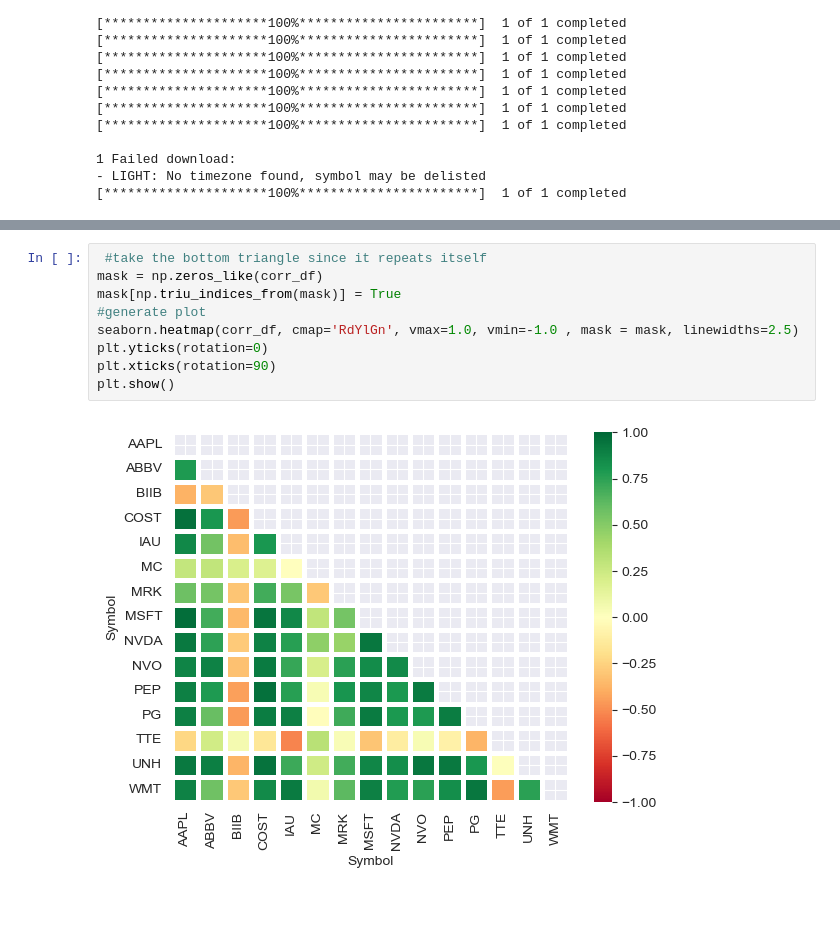
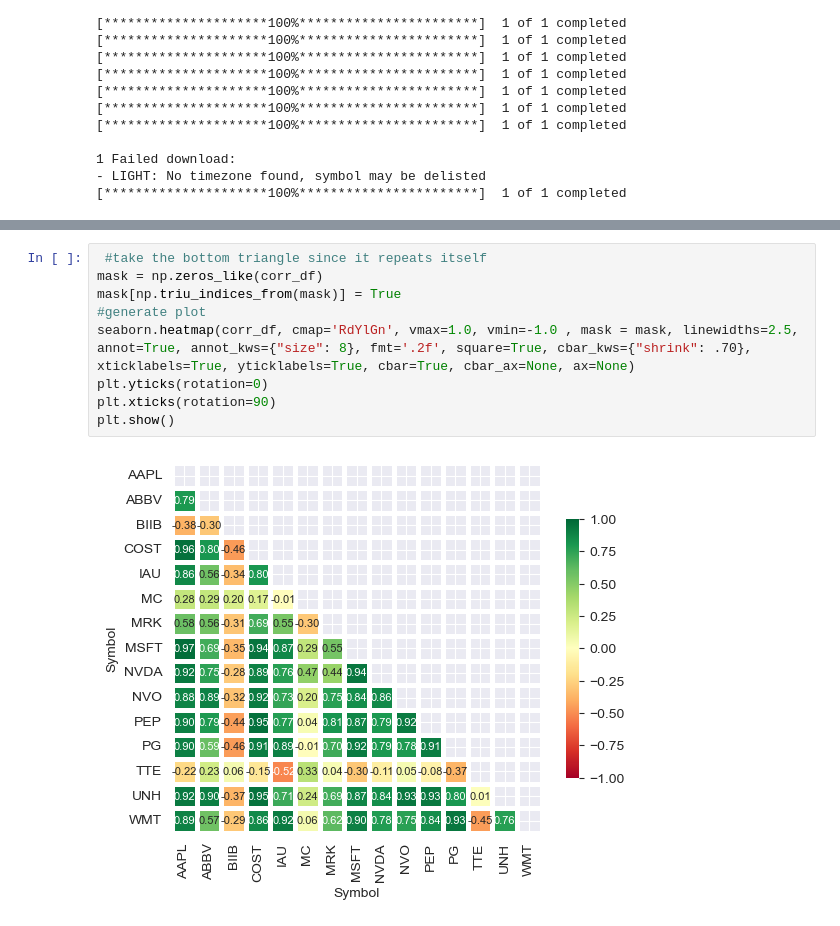
Before and after one commit to PeterLP123/Finance, a Jupyter notebook: EquityCorrelation.ipynb, the cells around one changed output, grey strips where cells are left out. Drawn from its saved outputs; the diff is of its cells as text.

```diff
--- a/EquityCorrelation.ipynb
+++ b/EquityCorrelation.ipynb
@@ -70,11 +70,11 @@ corr_df.head(10)
 # %%
  #take the bottom triangle since it repeats itself
 mask = np.zeros_like(corr_df)
 mask[np.triu_indices_from(mask)] = True
 #generate plot
-seaborn.heatmap(corr_df, cmap='RdYlGn', vmax=1.0, vmin=-1.0 , mask = mask, linewidths=2.5)
+seaborn.heatmap(corr_df, cmap='RdYlGn', vmax=1.0, vmin=-1.0 , mask = mask, linewidths=2.5, annot=True, annot_kws={"size": 8}, fmt='.2f', square=True, cbar_kws={"shrink": .70}, xticklabels=True, yticklabels=True, cbar=True, cbar_ax=None, ax=None)
 plt.yticks(rotation=0)
 plt.xticks(rotation=90)
 plt.show()
 # %% [output]
-[figure, old version]
+[figure, new version]
```
Also changed, not shown: parts of 2 cells of this notebook.
